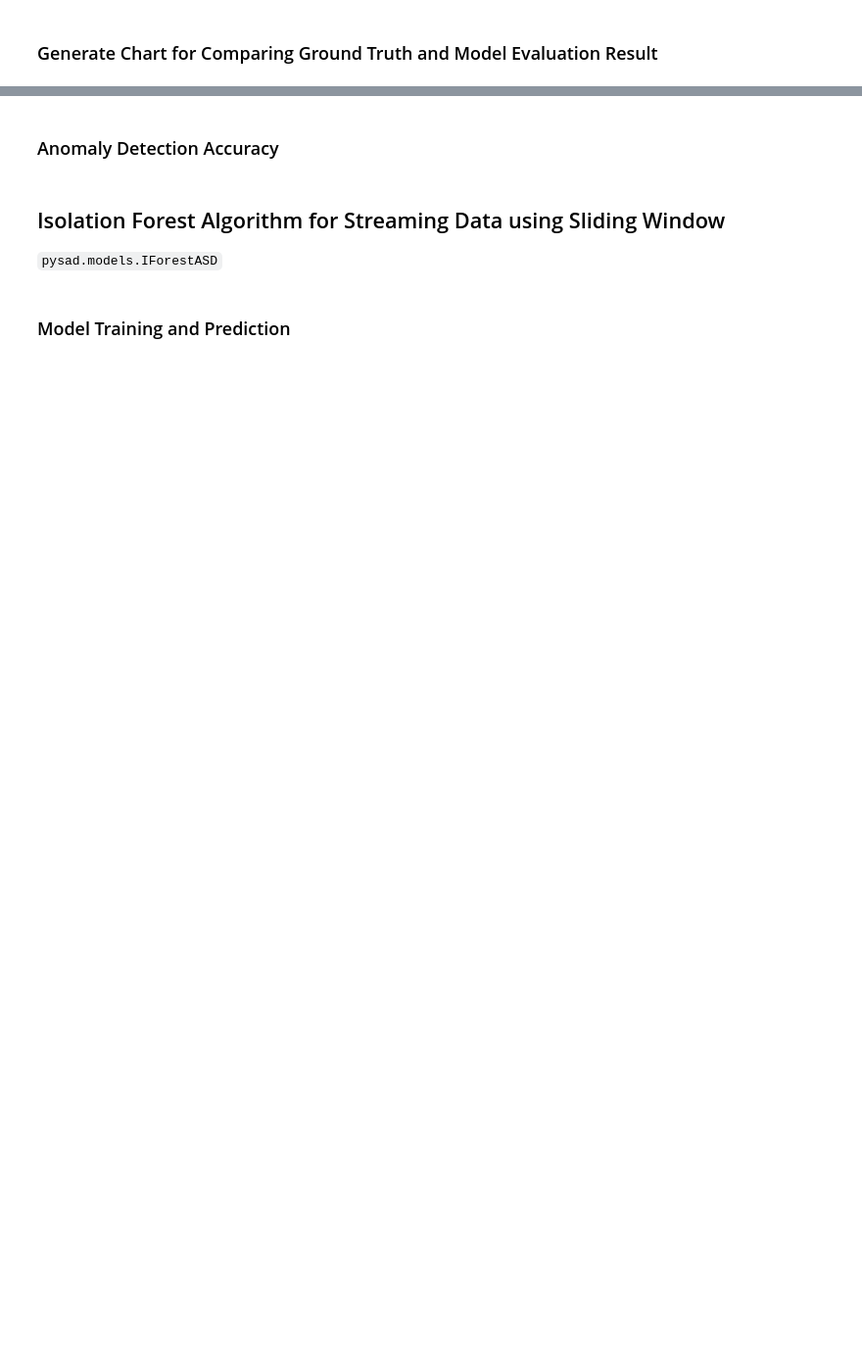
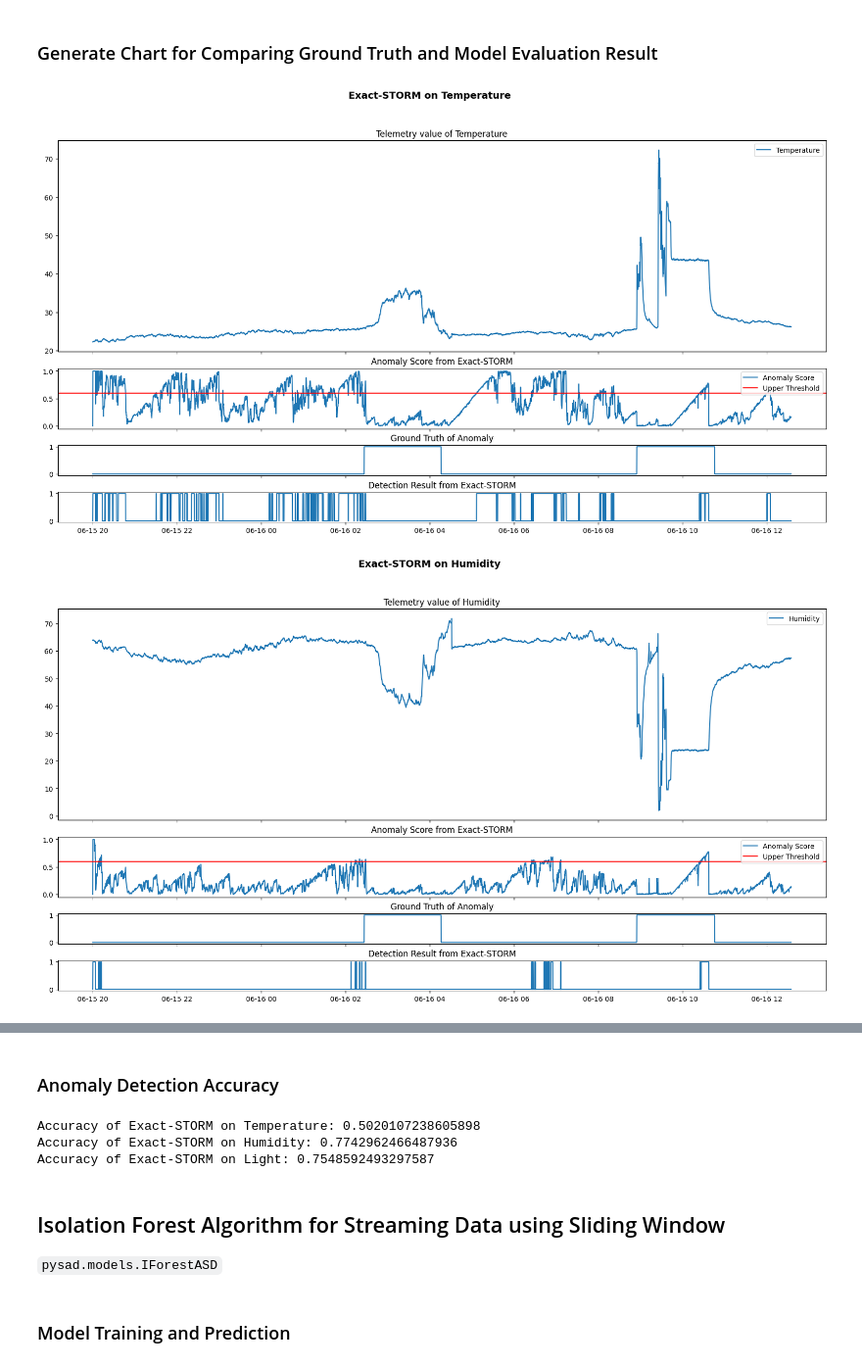
Before and after one commit to bench352/cs4514fyp, a Jupyter notebook: code/device-healthiness-monitoring-service/jupyter/pysad_ad_playground.ipynb, the cells around one changed output, grey strips where cells are left out. Shown at 98% size. Saved outputs shown, nothing was run; the diff lists cells and outputs as text; code cells hidden in the pictures; blank space fills up the shorter version.

Commit message:
Added Jupyter notebook for anomaly detection.

```diff
--- a/code/device-healthiness-monitoring-service/jupyter/pysad_ad_playground.ipynb
+++ b/code/device-healthiness-monitoring-service/jupyter/pysad_ad_playground.ipynb
@@ -32,13 +33,13 @@ print(f"Total number of records: {record_count}")
 # %%
 def is_data_point_anomaly(row):
     # 18:21:46 - 19:37:16 (first day)
-    if row["Time"] >= 1623781306 and row["Time"] <= 1623785836:
+    if 1623781306 <= row["Time"] <= 1623785836:
         return 1
     # 02:26:36 - 04:15:56 (second day)
-    if row["Time"] >= 1623810396 and row["Time"] <= 1623816956:
+    if 1623810396 <= row["Time"] <= 1623816956:
         return 1
     # 08:54:46 - 10:45:36 (second day)
-    if row["Time"] >= 1623833686 and row["Time"] <= 1623840336:
+    if 1623833686 <= row["Time"] <= 1623840336:
         return 1
     return 0
 
@@ -114,9 +117,9 @@ import numpy as np
 import multiprocessing
 import time
 
-UPPER_THRESHOLD = 0.5
+UPPER_THRESHOLD = 0.6
 
-exact_storm_model_map = defaultdict(lambda: ExactStorm(window_size=700, max_radius=0.6))
+exact_storm_model_map = defaultdict(lambda: ExactStorm(window_size=400, max_radius=0.4))
 
 
 def learning_and_detecting_anomaly(ts_column):
@@ -137,10 +140,9 @@ def learning_and_detecting_anomaly(ts_column):
 
     end_time = time.time()
     print(
-        f"""[Performance of {ts_column}]
-Time taken for all record (s): {{:.5f}}
-Avg time taken for each (s)  : {{:.10f}}
-""".format(
+        (f"[Performance of {ts_column}]\n"
+         f"Time taken for all record (s): {{:.5f}}\n"
+         f"Avg time taken for each (s)  : {{:.10f}}\n").format(
             end_time - start_time, (end_time - start_time) / record_count
         )
     )
@@ -174,22 +190,29 @@ for idx, column in enumerate(ts_column_to_be_used):
 # %%
 import matplotlib.pyplot as plt
 
 model_name = "Exact-STORM"
 for column in ts_column_to_be_used:
     fig, ax = plt.subplots(
-        3,
+        4,
         1,
         figsize=(20, 10),
         sharex=True,
-        gridspec_kw={"height_ratios": [9, 1, 1]},
+        gridspec_kw={"height_ratios": [7, 2, 1, 1]},
     )
     ax[0].plot(timestamps, exact_storm_ts_values[column], label=column)
     ax[0].legend()
     ax[0].set_title(f"Telemetry value of {column}")
-    ax[1].plot(timestamps, ground_truth, label="Ground Truth")
-    ax[1].set_title("Ground Truth of Anomaly")
-    ax[2].plot(timestamps, exact_storm_results[column], label="Detected Anomaly")
-    ax[2].set_title(f"Detection Result from {model_name}")
+    ax[1].plot(timestamps, exact_storm_scores[column], label="Anomaly Score")
+    ax[1].axhline(y=UPPER_THRESHOLD, color="r", linestyle="-", label="Upper Threshold")
+    ax[1].legend()
+    ax[1].set_title(f"Anomaly Score from {model_name}")
+    ax[2].plot(timestamps, ground_truth, label="Ground Truth")
+    ax[2].set_title("Ground Truth of Anomaly")
+    ax[3].plot(timestamps, exact_storm_results[column], label="Detected Anomaly")
+    ax[3].set_title(f"Detection Result from {model_name}")
 
     fig.suptitle(f"{model_name} on {column}", fontweight="bold", fontsize=14)
     fig.savefig(f"./results/{model_name}_{column}.png")
+# %% [output]
+[figure, added]
+[figure, added]
@@ -202,6 +226,10 @@ for column in ts_column_to_be_used:
     print(
         f"Accuracy of {model_name} on {column}: {accuracy_score(ground_truth, exact_storm_results[column])}"
     )
+# %% [output]
+Accuracy of Exact-STORM on Temperature: 0.5020107238605898
+Accuracy of Exact-STORM on Humidity: 0.7742962466487936
+Accuracy of Exact-STORM on Light: 0.7548592493297587
 # %% [markdown]
 ## Isolation Forest Algorithm for Streaming Data using Sliding Window
 
```
Also changed, not shown: parts of 17 cells of this notebook, 4 other files.
